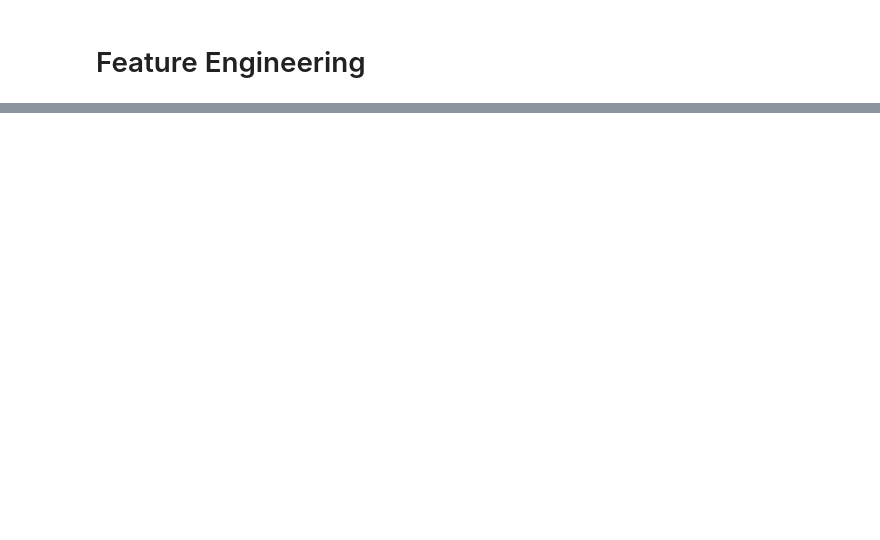
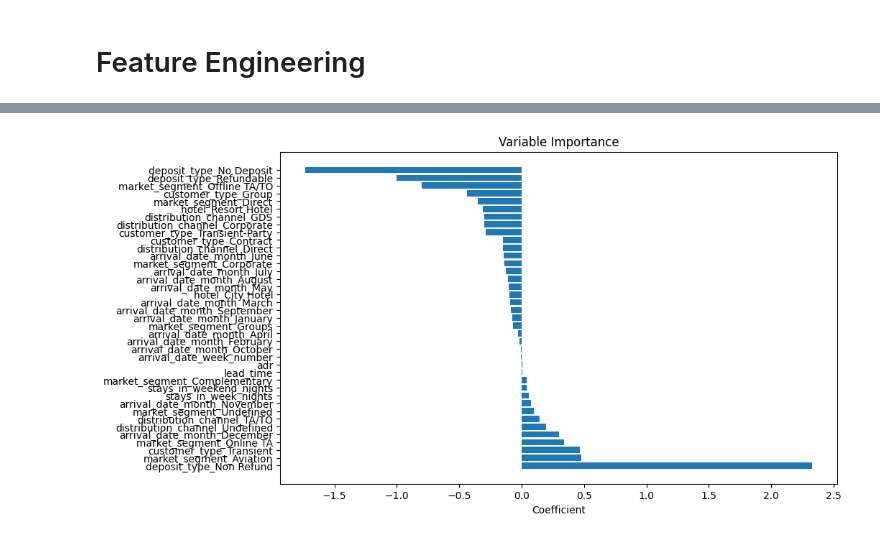
Before and after one commit to eugenekiepeeh/hotel_business_analytics, a Jupyter notebook: Modeling_Cancellation/modeling_cancelation_python-1.ipynb, the cells around one changed output, grey strips where cells are left out. Saved outputs shown, nothing was run; the diff lists cells and outputs as text; code cells hidden in the pictures; blank space fills up the shorter version.

Commit message:
cancellation detection using logit models

```diff
--- a/Modeling_Cancellation/modeling_cancelation_python-1.ipynb
+++ b/Modeling_Cancellation/modeling_cancelation_python-1.ipynb
@@ -91,0 +76,27 @@ features = hotel_bookings.drop(columns=drop_cols)
+# %%
+# split the data into features and target variable
+feature_cols = [
+    'lead_time', 'market_segment', 'distribution_channel', 'customer_type',
+    'stays_in_week_nights', 'stays_in_weekend_nights', 'adr', 'hotel',
+    'deposit_type', 'arrival_date_month', 'arrival_date_week_number'
+]
+# ensure this only apply to categorical columns
+X = pd.get_dummies(hotel_bookings[feature_cols], drop_first=False)
+y = hotel_bookings['is_canceled']
+# %%
+# Split X and y data into training and testing sets
+from sklearn.model_selection import train_test_split
+
+X_train, X_test, y_train, y_test = train_test_split(X, y, test_size = 0.3, random_state = 19)
+# %%
+# Model Development and Prediction
+from sklearn.linear_model import LogisticRegression
+
+# initialize the logistic regression model
+logreg = LogisticRegression(max_iter=5000)
+
+# fit model with training data
+logreg.fit(X_train, y_train)
+
+# make predictions on the test data
+logreg_pred = logreg.predict(X_test)
@@ -91,0 +213,19 @@ features = hotel_bookings.drop(columns=drop_cols)
+# %%
+# show variable importance using the coefficients from the logistic regression model
+importance_df = pd.DataFrame({
+    'feature': X_test.columns,
+    'coefficient': logreg.coef_[0]
+})
+importance_df = importance_df.sort_values('coefficient', ascending=False)
+importance_df
+
+# plot it
+import matplotlib.pyplot as plt
+
+plt.figure(figsize=(10, 6))
+plt.barh(importance_df['feature'], importance_df['coefficient'])
+plt.xlabel('Coefficient')
+plt.title('Variable Importance')
+plt.show()
+# %% [output]
+[figure, added]
```
Also changed, not shown: parts of 12 cells of this notebook.
